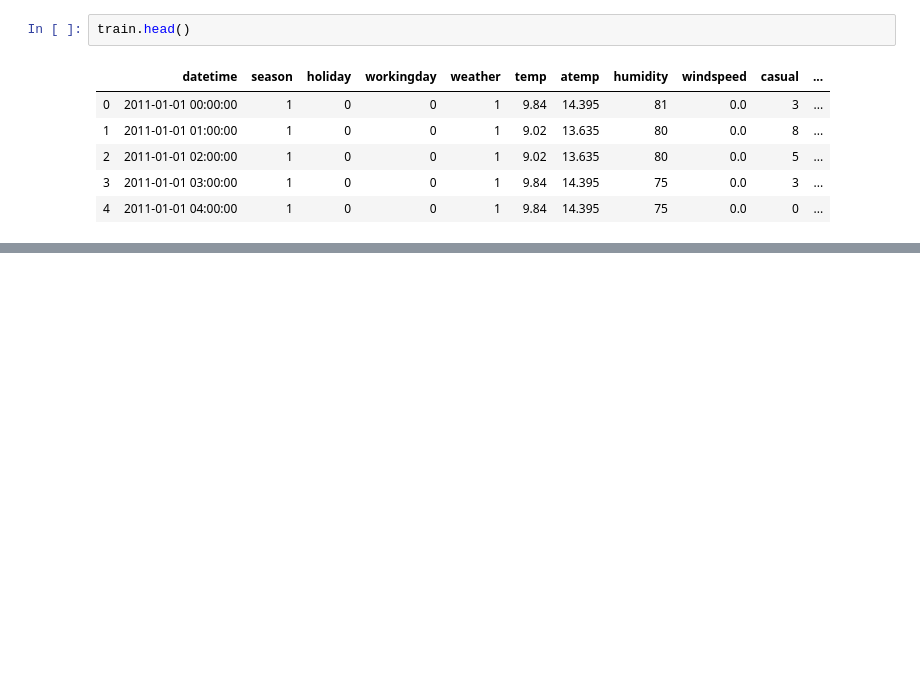
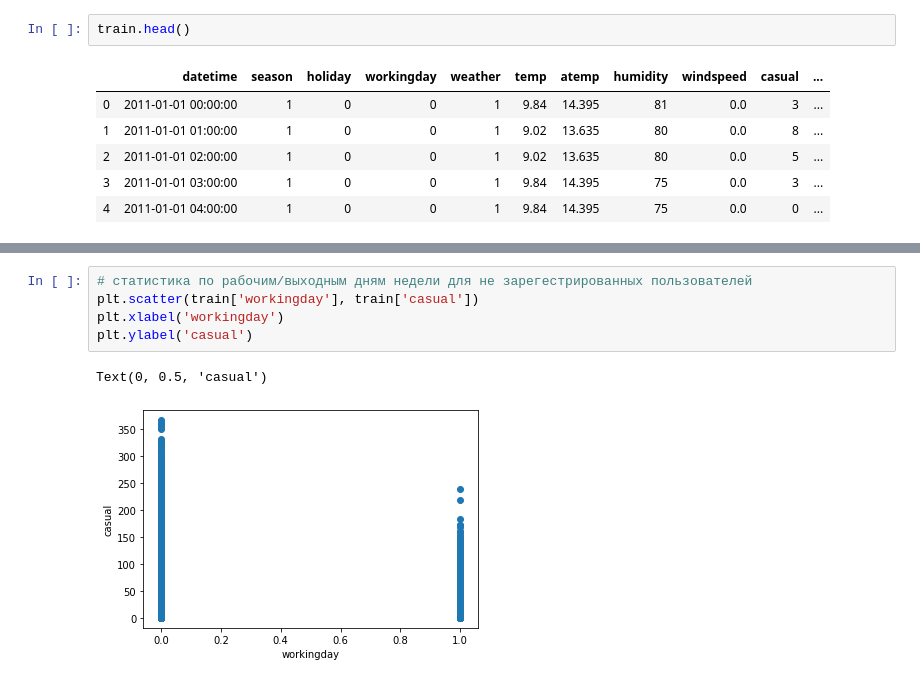
Before and after one commit to EdKsenia/AnalysisSem, a Jupyter notebook: Analis.ipynb, the cells around one changed output, grey strips where cells are left out. Cells and saved outputs as stored; diff of their text form; blank space fills up the shorter version.

```diff
--- a/Analis.ipynb
+++ b/Analis.ipynb
@@ -222,0 +224,8 @@ False
+# %%
+# статистика по рабочим/выходным дням недели для не зарегестрированных пользователей
+plt.scatter(train['workingday'], train['casual'])
+plt.xlabel('workingday')
+plt.ylabel('casual')
+# %% [output]
+Text(0, 0.5, 'casual')
+[figure, added]
```
Also changed, not shown: parts of 8 cells of this notebook.
